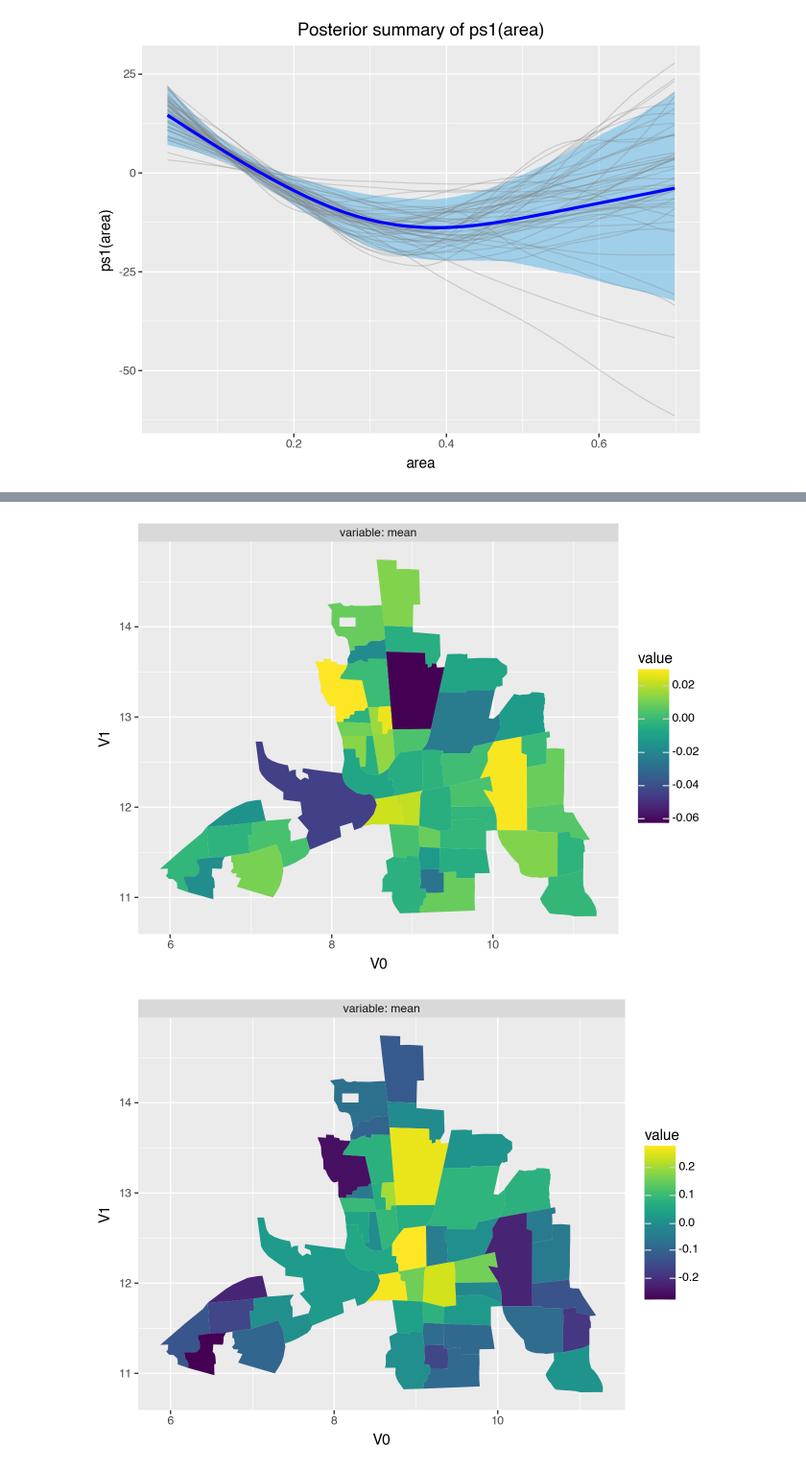
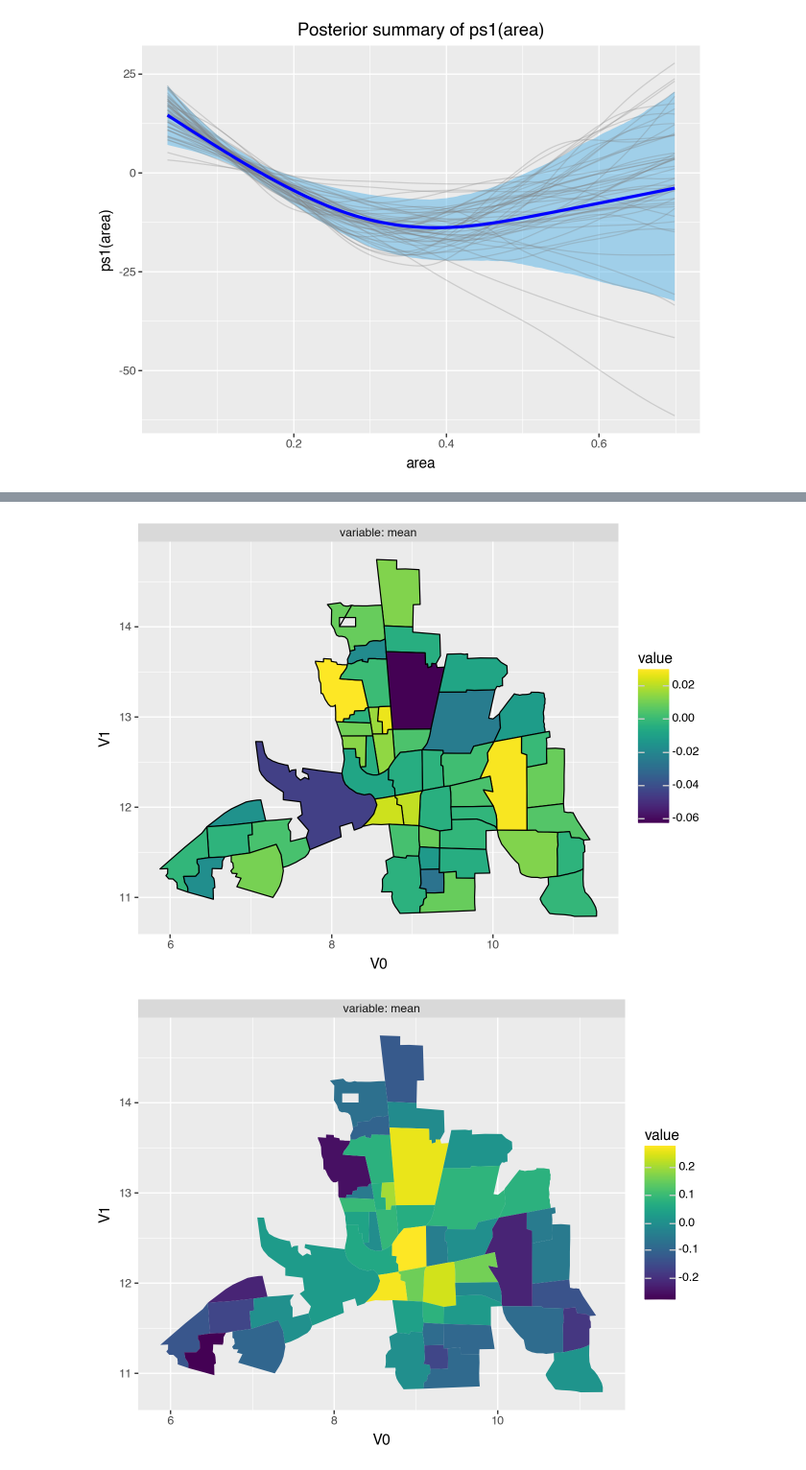
Before and after one commit to liesel-devs/liesel_gam, a Jupyter notebook: notebooks/test_rs_nonlin.ipynb, the cells around one changed output, grey strips where cells are left out. Shown: that part at 96% size. Drawn from its saved outputs; the diff is of its cells as text; code cells hidden in the pictures.

```diff
--- a/notebooks/test_rs_nonlin.ipynb
+++ b/notebooks/test_rs_nonlin.ipynb
@@ -149,7 +147,11 @@ gam.plot_1d_smooth_clustered(
 # %%
-gam.plot_regions(term=model.vars["ri1(district)"], samples=samples, polys=polys)
+(
+    gam.plot_regions(
+        term=model.vars["ri1(district)"], samples=samples, polys=polys, color="black"
+    )
+)
 # %% [output]
-[figure, old version]
+[figure, new version]
 # %%
 gam.plot_regions(term=model.vars["ri2(district)"], samples=samples, polys=polys)
 # %% [output]
```
Also changed, not shown: parts of 2 cells of this notebook, 9 other files.
